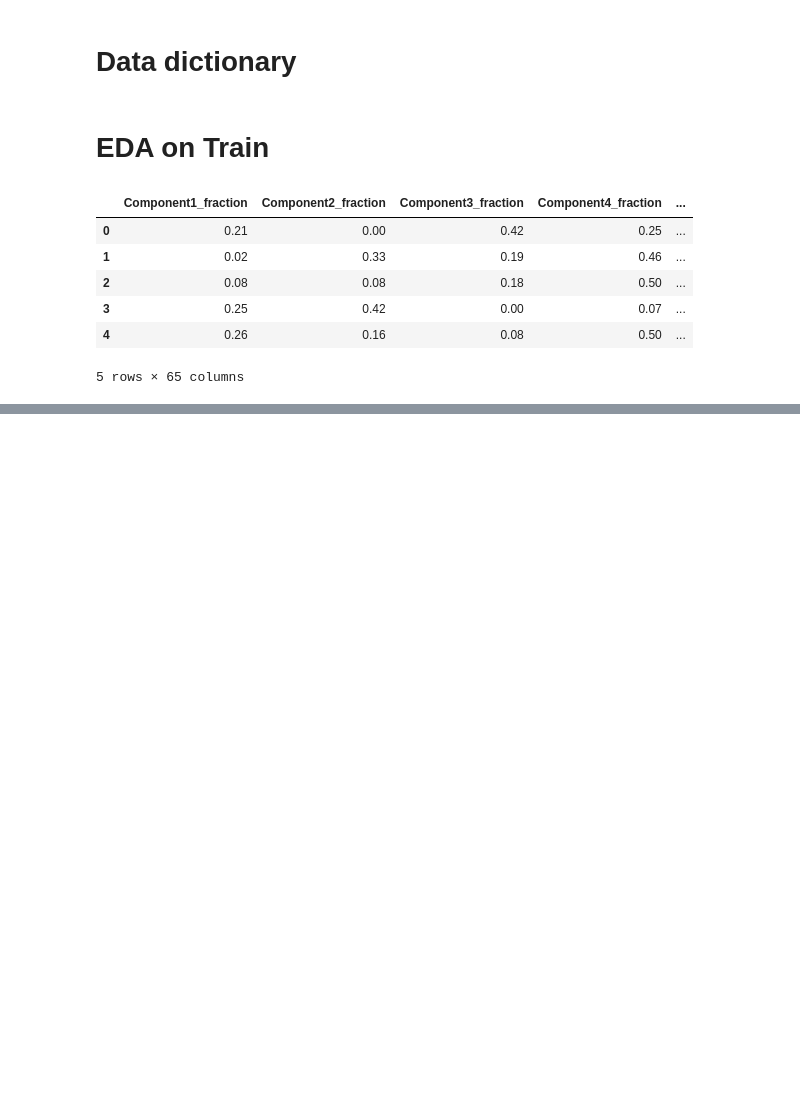
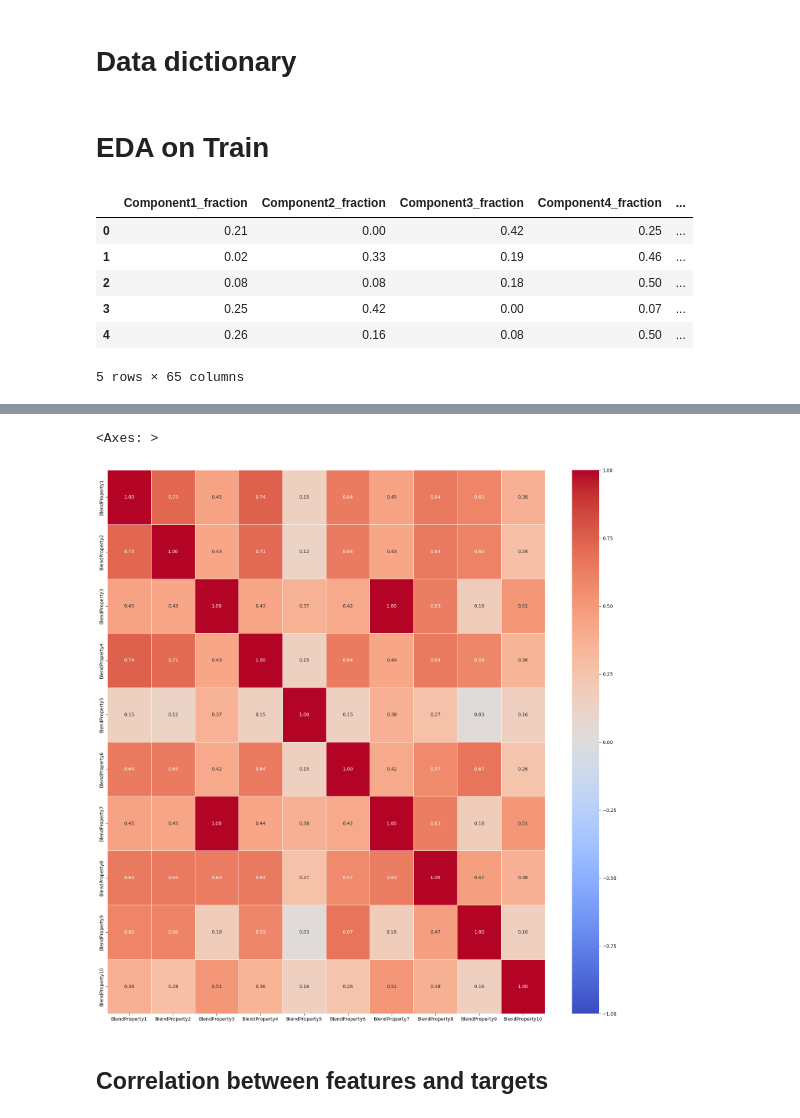
Before and after one commit to MekongDelta-mind/he_shellai_2025, a Jupyter notebook: notebooks/0.0_data_exploration.ipynb, the cells around one changed output, grey strips where cells are left out. Cells and saved outputs as stored; diff of their text form; code cells hidden in the pictures; blank space fills up the shorter version.

```diff
--- a/notebooks/0.0_data_exploration.ipynb
+++ b/notebooks/0.0_data_exploration.ipynb
@@ -50,0 +169,16 @@ train_df.head()
+# %%
+target_corr_matrix = train_df[target_cols].corr()
+plt.figure(figsize=(21, 21))
+sns.heatmap(target_corr_matrix,
+            annot=True,
+            cmap='coolwarm',
+            fmt='.2f',
+            linewidths=0.5,
+            vmin=-1, vmax=1,
+           # center = 0
+           )
+# %% [output]
+<Axes: >
+[figure, added]
+# %% [markdown]
+## Correlation between features and targets
```
Also changed, not shown: parts of 21 cells of this notebook, 3 other files.
